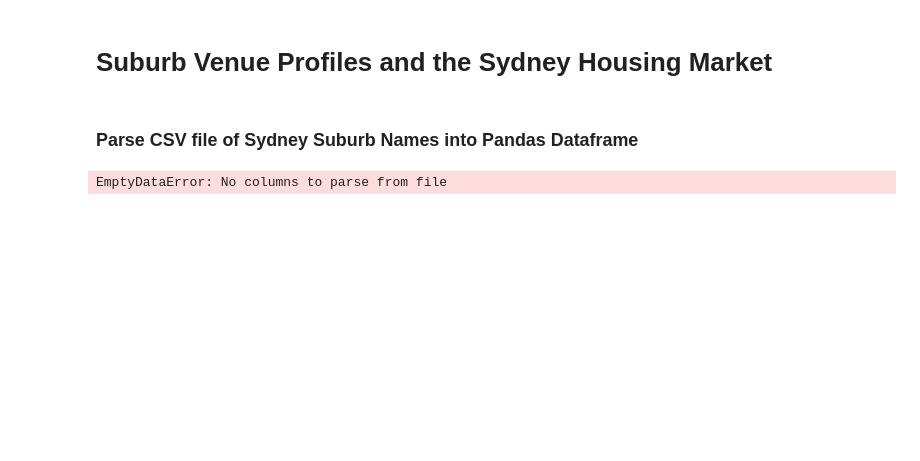
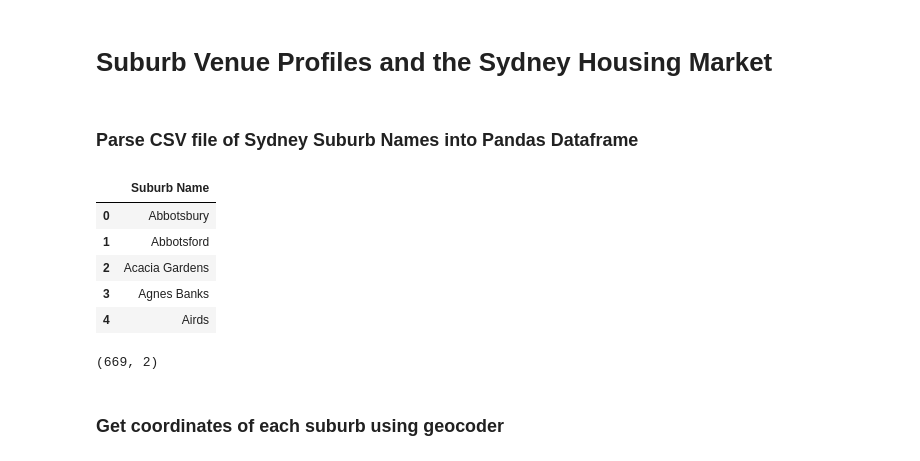
Before and after one commit to Cbro64/Coursera_Capstone, a Jupyter notebook: Coursera Capstone.ipynb, the cells around one changed output. Drawn from its saved outputs; the diff is of its cells as text; code cells hidden in the pictures; blank space fills up the shorter version.

```diff
--- a/Coursera Capstone.ipynb
+++ b/Coursera Capstone.ipynb
@@ -14,9 +15,20 @@ import ibm_boto3
 # %%
 # The code was removed by Watson Studio for sharing.
 # %%
-df_data_0 = pd.read_csv(body, header=None)
 suburbs = df_data_0.T
-suburbs.columns
-#suburbs.head()
+suburbs.columns = ['Suburb Name']
+suburbs.head()
 # %% [output]
-EmptyDataError: No columns to parse from file
+|  | Suburb Name |
+| 0 | Abbotsbury |
+| 1 | Abbotsford |
+| 2 | Acacia Gardens |
+| 3 | Agnes Banks |
+| 4 | Airds |
+# %%
+suburbs["Address"] = suburbs["Suburb Name"] + ", New South Wales, Australia"
+suburbs.head()
+# %% [output]
+(669, 2)
+# %% [markdown]
+### Get coordinates of each suburb using geocoder
```
Also changed, not shown: parts of 3 cells of this notebook.
